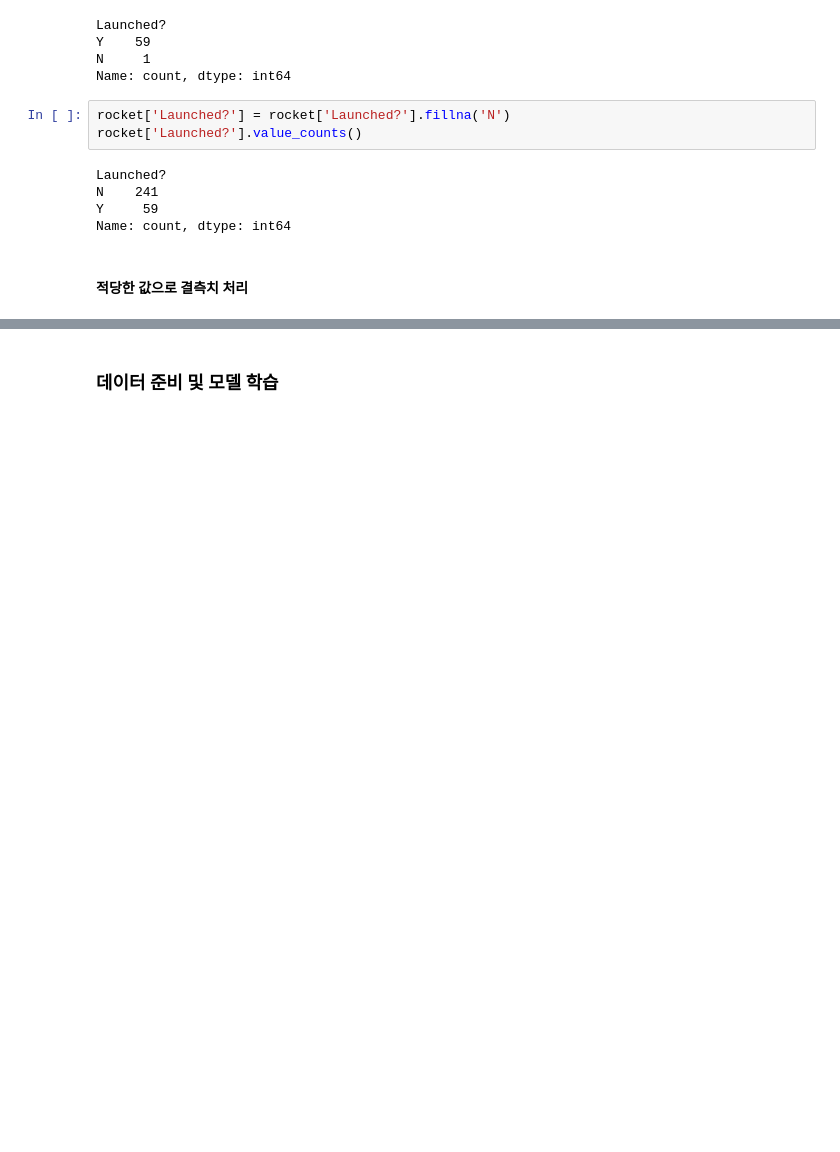
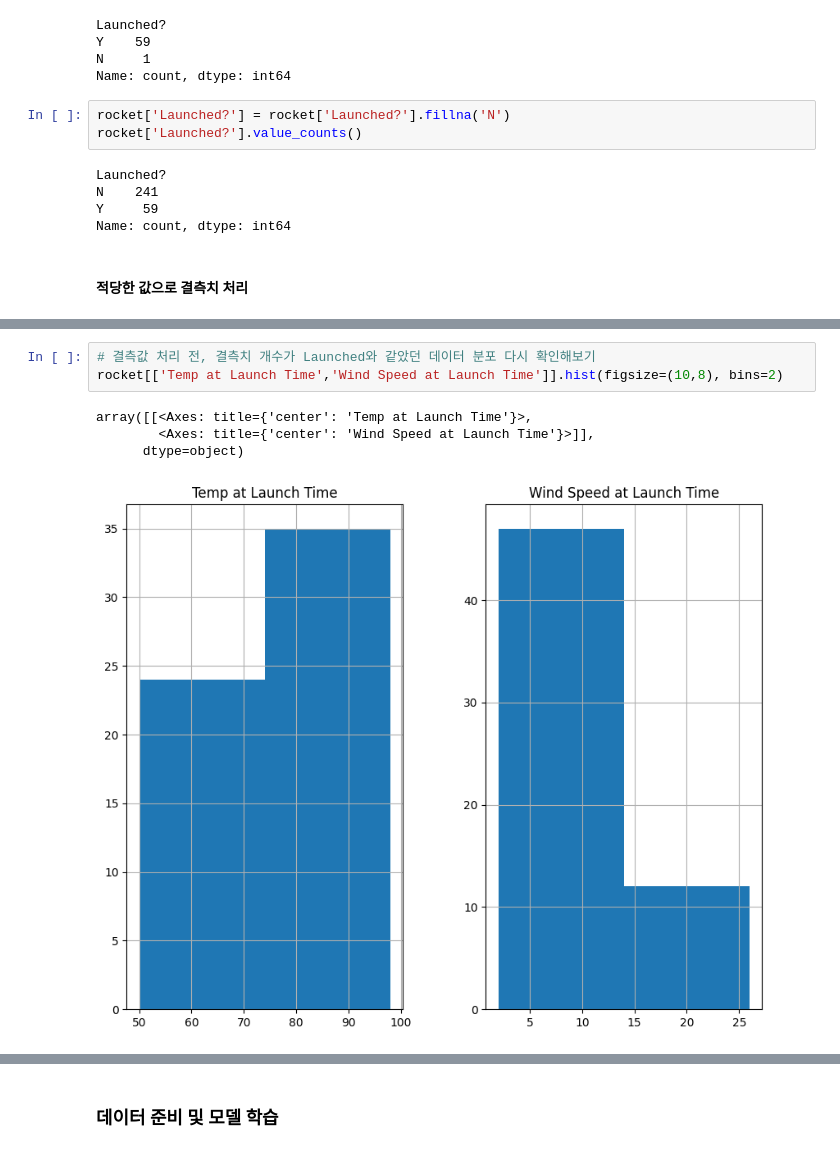
Before and after one commit to jen282/ms-machine-learning, a Jupyter notebook: python-ml/04_RocketLaunch.ipynb, the cells around one changed output, grey strips where cells are left out. Cells and saved outputs as stored; diff of their text form; blank space fills up the shorter version.

```diff
--- a/python-ml/04_RocketLaunch.ipynb
+++ b/python-ml/04_RocketLaunch.ipynb
@@ -146,0 +218,8 @@ rocket[]
+# %%
+# 결측값 처리 전, 결측치 개수가 Launched와 같았던 데이터 분포 다시 확인해보기
+rocket[['Temp at Launch Time','Wind Speed at Launch Time']].hist(figsize=(10,8), bins=2)
+# %% [output]
+array([[<Axes: title={'center': 'Temp at Launch Time'}>,
+        <Axes: title={'center': 'Wind Speed at Launch Time'}>]],
+      dtype=object)
+[figure, added]
```
Also changed, not shown: parts of 49 cells of this notebook.
